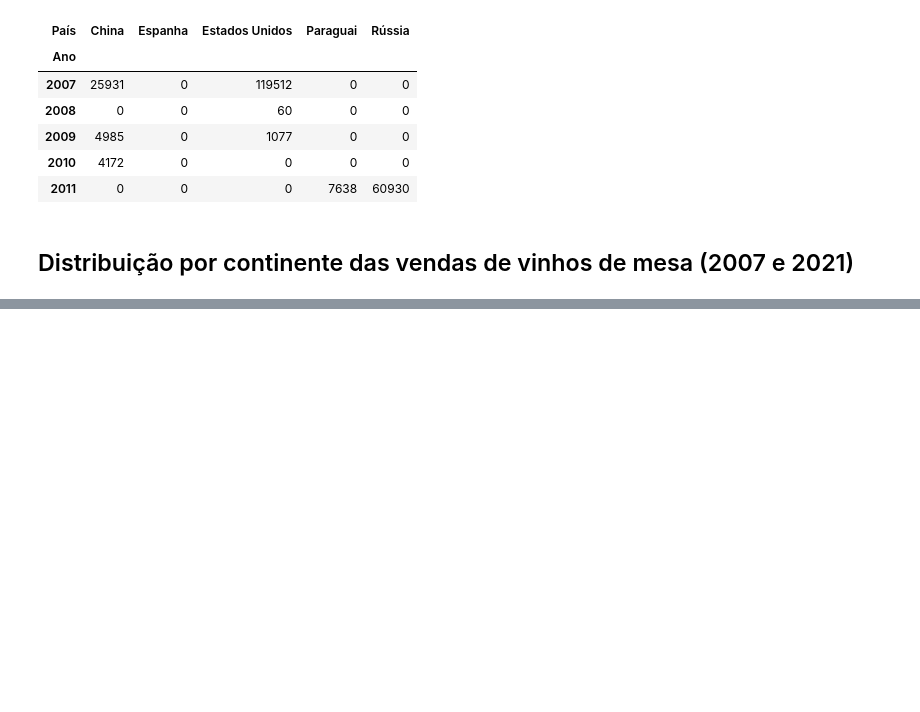
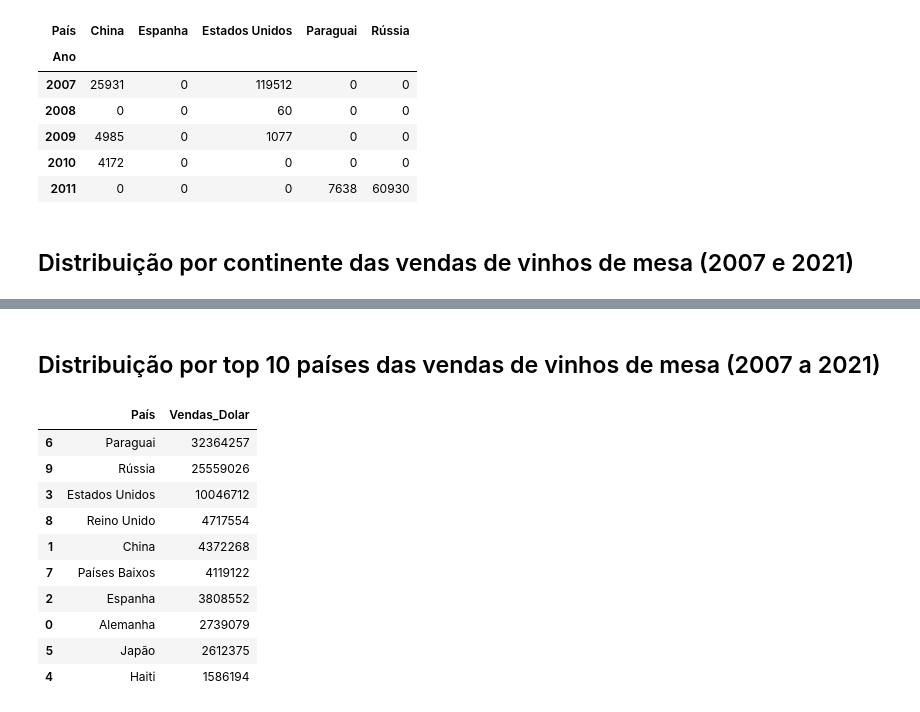
Before and after one commit to afonsosr2/techchallenge-grupo51, a Jupyter notebook: Desafio-vinhos.ipynb, the cells around one changed output, grey strips where cells are left out. Cells and saved outputs as stored; diff of their text form; code cells hidden in the pictures; blank space fills up the shorter version.

```diff
--- a/Desafio-vinhos.ipynb
+++ b/Desafio-vinhos.ipynb
@@ -532,0 +542,4 @@ fig.show()
+# %%
+dados_dolar_anual_paises = dados_dolar_anual_paises.melt(id_vars = "País", value_vars=dados_dolar_anual_paises.columns[1:16], var_name="Ano", value_name="Vendas_Dolar")
+dados_dolar_anual_paises["Ano"] = dados_dolar_anual_paises["Ano"].astype("int64")
+dados_dolar_anual_paises.head()
@@ -532,0 +593,19 @@ fig.show()
+# %% [markdown]
+## Distribuição por top 10 países das vendas de vinhos de mesa (2007 a 2021)
+# %%
+dados_dolar_paises_total = dados_dolar_anual_paises.groupby("País").sum()[["Vendas_Dolar"]]
+dados_dolar_paises_total = dados_dolar_paises_total.reset_index()
+dados_dolar_paises_total = dados_dolar_paises_total.sort_values(by = "Vendas_Dolar", ascending=False)
+dados_dolar_paises_total
+# %% [output]
+|  | País | Vendas_Dolar |
+| 6 | Paraguai | 32364257 |
+| 9 | Rússia | 25559026 |
+| 3 | Estados Unidos | 10046712 |
+| 8 | Reino Unido | 4717554 |
+| 1 | China | 4372268 |
+| 7 | Países Baixos | 4119122 |
+| 2 | Espanha | 3808552 |
+| 0 | Alemanha | 2739079 |
+| 5 | Japão | 2612375 |
+| 4 | Haiti | 1586194 |
```
Also changed, not shown: parts of 9 cells of this notebook.
